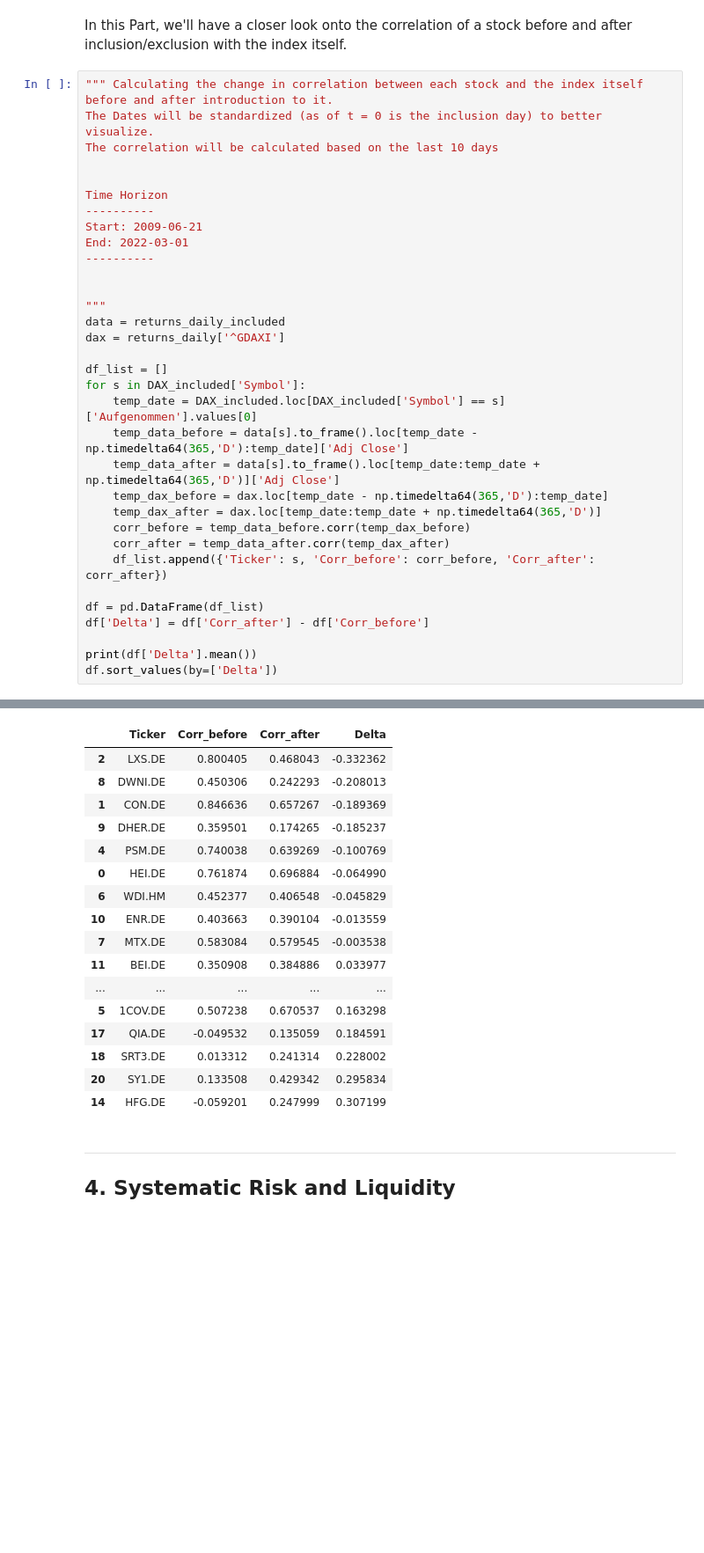
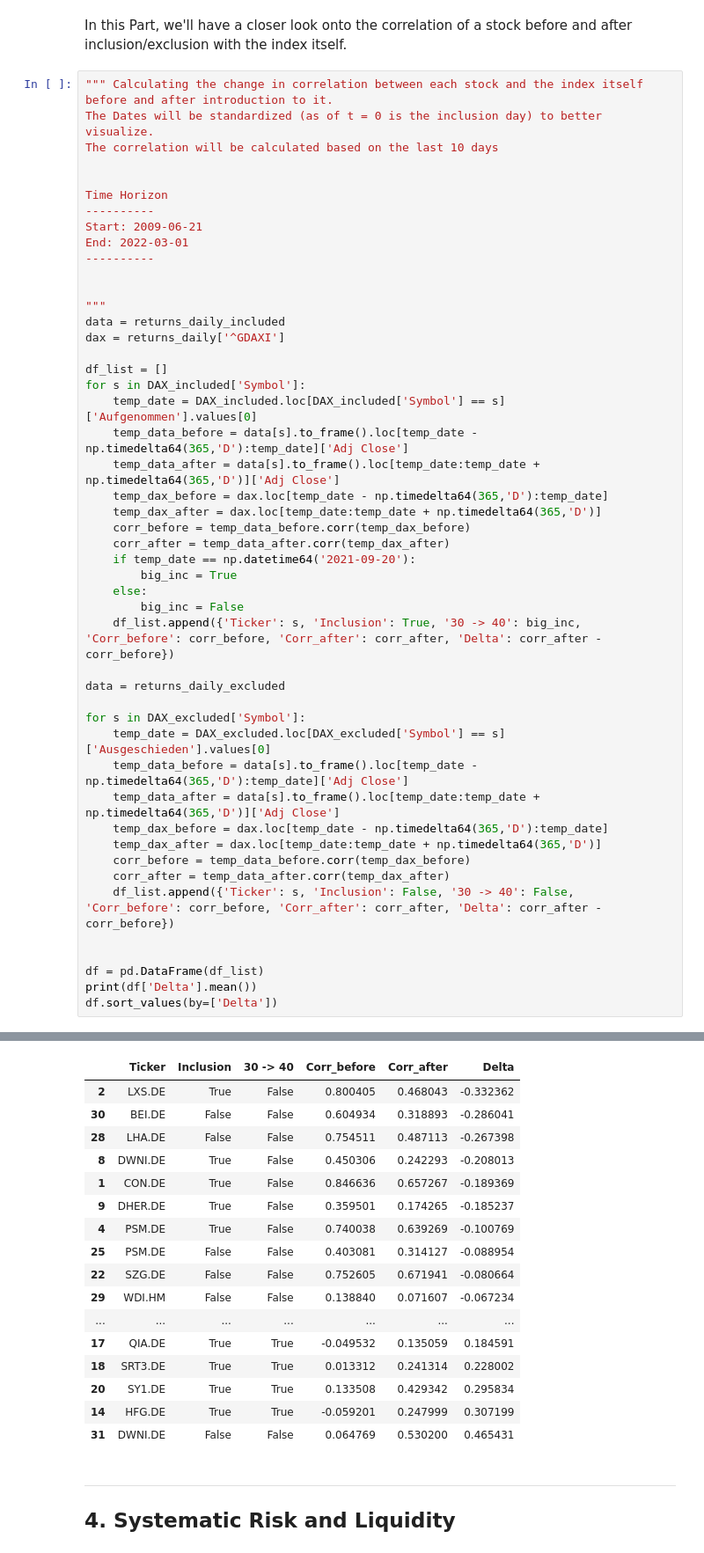
Before and after one commit to LarsWrede/GFSM, a Jupyter notebook: Index Revision and Stock Returns.ipynb, the cells around one changed output, grey strips where cells are left out. Shown at 88% size. Cells and saved outputs as stored; diff of their text form; blank space fills up the shorter version.

Commit message:
corr final calcs

```diff
--- a/Index Revision and Stock Returns.ipynb
+++ b/Index Revision and Stock Returns.ipynb
@@ -363,11 +363,26 @@ for s in DAX_included['Symbol']:
     temp_dax_after = dax.loc[temp_date:temp_date + np.timedelta64(365,'D')]
     corr_before = temp_data_before.corr(temp_dax_before)
     corr_after = temp_data_after.corr(temp_dax_after)
-    df_list.append({'Ticker': s, 'Corr_before': corr_before, 'Corr_after': corr_after})
+    if temp_date == np.datetime64('2021-09-20'):
+        big_inc = True
+    else:
+        big_inc = False
+    df_list.append({'Ticker': s, 'Inclusion': True, '30 -> 40': big_inc, 'Corr_before': corr_before, 'Corr_after': corr_after, 'Delta': corr_after - corr_before})
+
+data = returns_daily_excluded
+
+for s in DAX_excluded['Symbol']:
+    temp_date = DAX_excluded.loc[DAX_excluded['Symbol'] == s]['Ausgeschieden'].values[0]
+    temp_data_before = data[s].to_frame().loc[temp_date - np.timedelta64(365,'D'):temp_date]['Adj Close']
+    temp_data_after = data[s].to_frame().loc[temp_date:temp_date + np.timedelta64(365,'D')]['Adj Close']
+    temp_dax_before = dax.loc[temp_date - np.timedelta64(365,'D'):temp_date]
+    temp_dax_after = dax.loc[temp_date:temp_date + np.timedelta64(365,'D')]
+    corr_before = temp_data_before.corr(temp_dax_before)
+    corr_after = temp_data_after.corr(temp_dax_after)
+    df_list.append({'Ticker': s, 'Inclusion': False, '30 -> 40': False, 'Corr_before': corr_before, 'Corr_after': corr_after, 'Delta': corr_after - corr_before})
+
 
 df = pd.DataFrame(df_list)
-df['Delta'] = df['Corr_after'] - df['Corr_before']
-
 print(df['Delta'].mean())
 df.sort_values(by=['Delta'])
 # %% [output]
@@ -375,20 +390,20 @@ df.sort_values(by=['Delta'])
-|  | Ticker | Corr_before | Corr_after | Delta |
-| 2 | LXS.DE | 0.800405 | 0.468043 | -0.332362 |
-| 8 | DWNI.DE | 0.450306 | 0.242293 | -0.208013 |
-| 1 | CON.DE | 0.846636 | 0.657267 | -0.189369 |
-| 9 | DHER.DE | 0.359501 | 0.174265 | -0.185237 |
-| 4 | PSM.DE | 0.740038 | 0.639269 | -0.100769 |
-| 0 | HEI.DE | 0.761874 | 0.696884 | -0.064990 |
-| 6 | WDI.HM | 0.452377 | 0.406548 | -0.045829 |
-| 10 | ENR.DE | 0.403663 | 0.390104 | -0.013559 |
-| 7 | MTX.DE | 0.583084 | 0.579545 | -0.003538 |
-| 11 | BEI.DE | 0.350908 | 0.384886 | 0.033977 |
-| ... | ... | ... | ... | ... |
-| 5 | 1COV.DE | 0.507238 | 0.670537 | 0.163298 |
-| 17 | QIA.DE | -0.049532 | 0.135059 | 0.184591 |
-| 18 | SRT3.DE | 0.013312 | 0.241314 | 0.228002 |
-| 20 | SY1.DE | 0.133508 | 0.429342 | 0.295834 |
-| 14 | HFG.DE | -0.059201 | 0.247999 | 0.307199 |
+|  | Ticker | Inclusion | 30 -> 40 | Corr_before | Corr_after | Delta |
+| 2 | LXS.DE | True | False | 0.800405 | 0.468043 | -0.332362 |
+| 30 | BEI.DE | False | False | 0.604934 | 0.318893 | -0.286041 |
+| 28 | LHA.DE | False | False | 0.754511 | 0.487113 | -0.267398 |
+| 8 | DWNI.DE | True | False | 0.450306 | 0.242293 | -0.208013 |
+| 1 | CON.DE | True | False | 0.846636 | 0.657267 | -0.189369 |
+| 9 | DHER.DE | True | False | 0.359501 | 0.174265 | -0.185237 |
+| 4 | PSM.DE | True | False | 0.740038 | 0.639269 | -0.100769 |
+| 25 | PSM.DE | False | False | 0.403081 | 0.314127 | -0.088954 |
+| 22 | SZG.DE | False | False | 0.752605 | 0.671941 | -0.080664 |
+| 29 | WDI.HM | False | False | 0.138840 | 0.071607 | -0.067234 |
+| ... | ... | ... | ... | ... | ... | ... |
+| 17 | QIA.DE | True | True | -0.049532 | 0.135059 | 0.184591 |
+| 18 | SRT3.DE | True | True | 0.013312 | 0.241314 | 0.228002 |
+| 20 | SY1.DE | True | True | 0.133508 | 0.429342 | 0.295834 |
+| 14 | HFG.DE | True | True | -0.059201 | 0.247999 | 0.307199 |
+| 31 | DWNI.DE | False | False | 0.064769 | 0.530200 | 0.465431 |
 # %% [markdown]
 ___
 ## 4. Systematic Risk and Liquidity <a class="anchor" id="7-bullet"></a>
```
Also changed, not shown: parts of 1 cell of this notebook.
